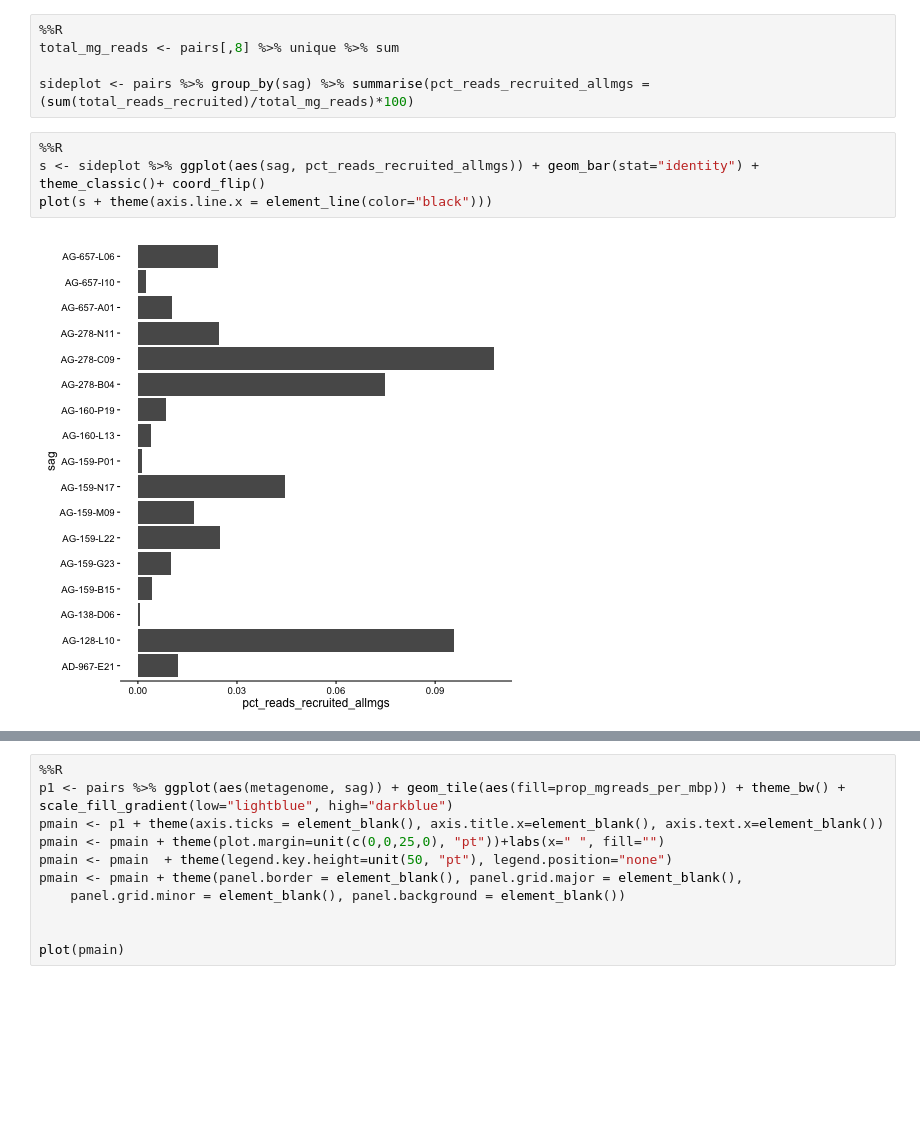
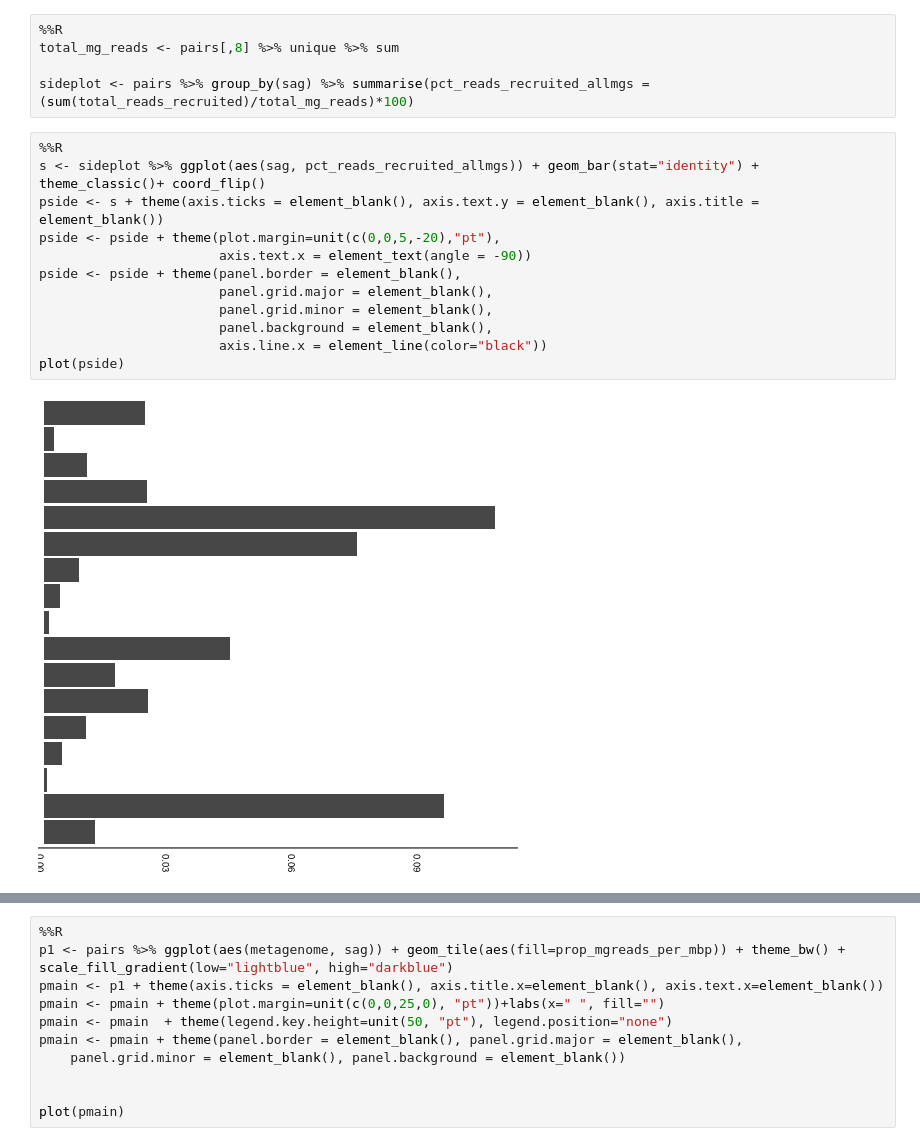
Before and after one commit to BigelowLab/sag-mg-recruit, a Jupyter notebook: notebooks/Plotting.ipynb, the cells around one changed output, grey strips where cells are left out. Saved outputs shown, nothing was run; the diff lists cells and outputs as text; blank space fills up the shorter version.

Commit message:
functions for plotting

```diff
--- a/notebooks/Plotting.ipynb
+++ b/notebooks/Plotting.ipynb
@@ -108,6 +120,14 @@ sideplot <- pairs %>% group_by(sag) %>% summarise(pct_reads_recruited_allmgs = (
 # %%
 %%R
 s <- sideplot %>% ggplot(aes(sag, pct_reads_recruited_allmgs)) + geom_bar(stat="identity") +  theme_classic()+ coord_flip()
-plot(s + theme(axis.line.x = element_line(color="black")))
+pside <- s + theme(axis.ticks = element_blank(), axis.text.y = element_blank(), axis.title = element_blank())
+pside <- pside + theme(plot.margin=unit(c(0,0,5,-20),"pt"),
+                       axis.text.x = element_text(angle = -90))
+pside <- pside + theme(panel.border = element_blank(),
+                       panel.grid.major = element_blank(),
+                       panel.grid.minor = element_blank(),
+                       panel.background = element_blank(),
+                       axis.line.x = element_line(color="black"))
+plot(pside)
 # %% [output]
-[figure, old version]
+[figure, new version]
```
Also changed, not shown: parts of 35 cells of this notebook.
